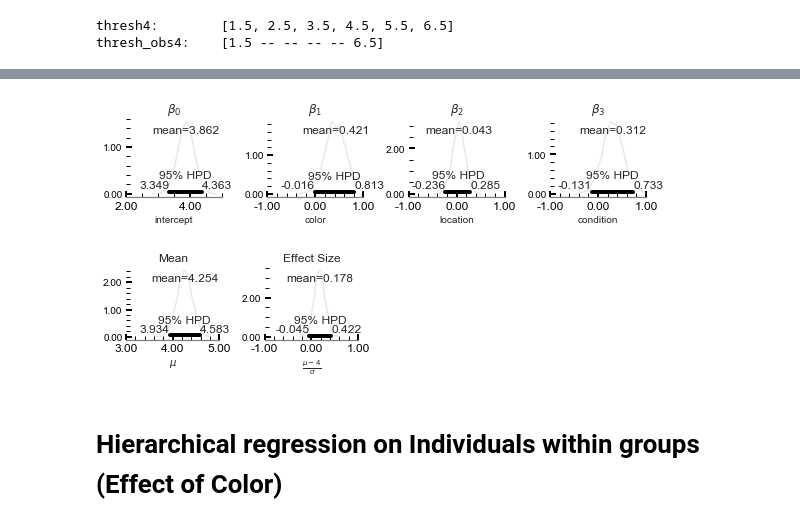
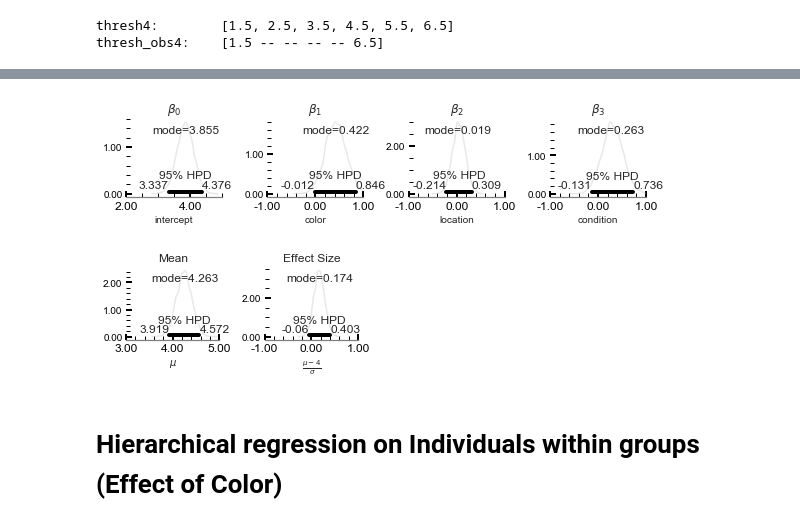
Before and after one commit to CrowdDynamicsLab/ComicPersuasion, a Jupyter notebook: Paper Draft/LaTeX/hari-code/ordinal prediction.ipynb, the cells around one changed output, grey strips where cells are left out. Cells and saved outputs as stored; diff of their text form; code cells hidden in the pictures.

```diff
--- a/Paper Draft/LaTeX/hari-code/ordinal prediction.ipynb
+++ b/Paper Draft/LaTeX/hari-code/ordinal prediction.ipynb
@@ -63,8 +63,6 @@ rcParams['font.sans-serif'] = ['Gill Sans MT']
 # font = {'family': 'sans-serif', 'sans-serif': 'Helvetica', 'weight': 'bold', 'size': 12}
 # rc('font', **font)
 # rc('text', usetex=True)
-# %%
-rcParams?
 # %% [markdown]
 # Data
 # %%
@@ -208,3 +216,0 @@ with ordinal_model_multi_metric:
-# %%
-z = trace4['mu']
-z.shape
@@ -546,28 +619,28 @@ fig.set_size_inches(NCols * 2, 2)
 # Plot posteriors
 pm.plot_posterior(
     beta0,
-    point_estimate='mean',
+    point_estimate='mode',
     kde_plot='True',
     color='0.75',
     ax=axs[0],
     text_size=12)
 pm.plot_posterior(
     beta[:, 0],
-    point_estimate='mean',
+    point_estimate='mode',
     kde_plot='True',
     color='0.75',
     ax=axs[1],
     text_size=12)
 pm.plot_posterior(
     beta[:, 1],
-    point_estimate='mean',
+    point_estimate='mode',
     kde_plot='True',
     color='0.75',
     ax=axs[2],
     text_size=12)
 pm.plot_posterior(
     beta[:, 2],
-    point_estimate='mean',
+    point_estimate='mode',
     kde_plot='True',
     color='0.75',
     ax=axs[3],
@@ -604,14 +677,14 @@ fig2.set_size_inches(4, 2)
 
 pm.plot_posterior(
     mu_mean,
-    point_estimate='mean',
+    point_estimate='mode',
     kde_plot='True',
     color='0.75',
     ax=axs2[0],
     text_size=12)
 pm.plot_posterior(
     n_m,
-    point_estimate='mean',
+    point_estimate='mode',
     kde_plot='True',
     color='0.75',
     ax=axs2[1],
@@ -623,34 +696,34 @@ axs2[0].set_xlabel(r'$\mu$')
 
 axs2[1].set_title(r"Effect Size")
 axs2[1].set_xlim([-1,1])
 axs2[1].set_xlabel(r'$\frac{\mu-4}{\sigma}$')
 
 axs2[0].xaxis.set_major_formatter(FormatStrFormatter('%.2f'))
 axs2[0].yaxis.set_major_formatter(FormatStrFormatter('%.2f'))
 axs2[0].tick_params(direction='in', length=6, width=2, colors='k', which='major')
 axs2[0].tick_params(direction='in', length=4, width=1, colors='k', which='minor')
 axs2[0].xaxis.set_ticks_position('bottom')
 axs2[0].yaxis.set_ticks_position('left')
 axs2[0].minorticks_on()
 
 axs2[1].xaxis.set_major_formatter(FormatStrFormatter('%.2f'))
 axs2[1].yaxis.set_major_formatter(FormatStrFormatter('%.2f'))
 axs2[1].tick_params(direction='in', length=6, width=2, colors='k', which='major')
 axs2[1].tick_params(direction='in', length=4, width=1, colors='k', which='minor')
 axs2[1].xaxis.set_ticks_position('bottom')
 axs2[1].yaxis.set_ticks_position('left')
 axs2[1].minorticks_on()
 
 fig2.tight_layout()
 fig2.savefig("mean_effect_color.pdf")
 
 # for title, label, ax in zip(['Intercept', 'Year', 'Length'],
 #                             [r'$\beta_{0}$', r'$\beta_{1}$', r'$\beta_{2}$'],
 #                             [ax2, ax3, ax4]):
 #     ax.set_title(title, fontdict=f_dict)
 #     ax.set_xlabel(label, fontdict=f_dict)
 # %% [output]
-[figure, old version]
+[figure, new version]
 [figure]
 # %% [markdown]
 # Hierarchical regression on Individuals within groups (Effect of Color)
```
Also changed, not shown: parts of 16 cells of this notebook, 9 other files.
